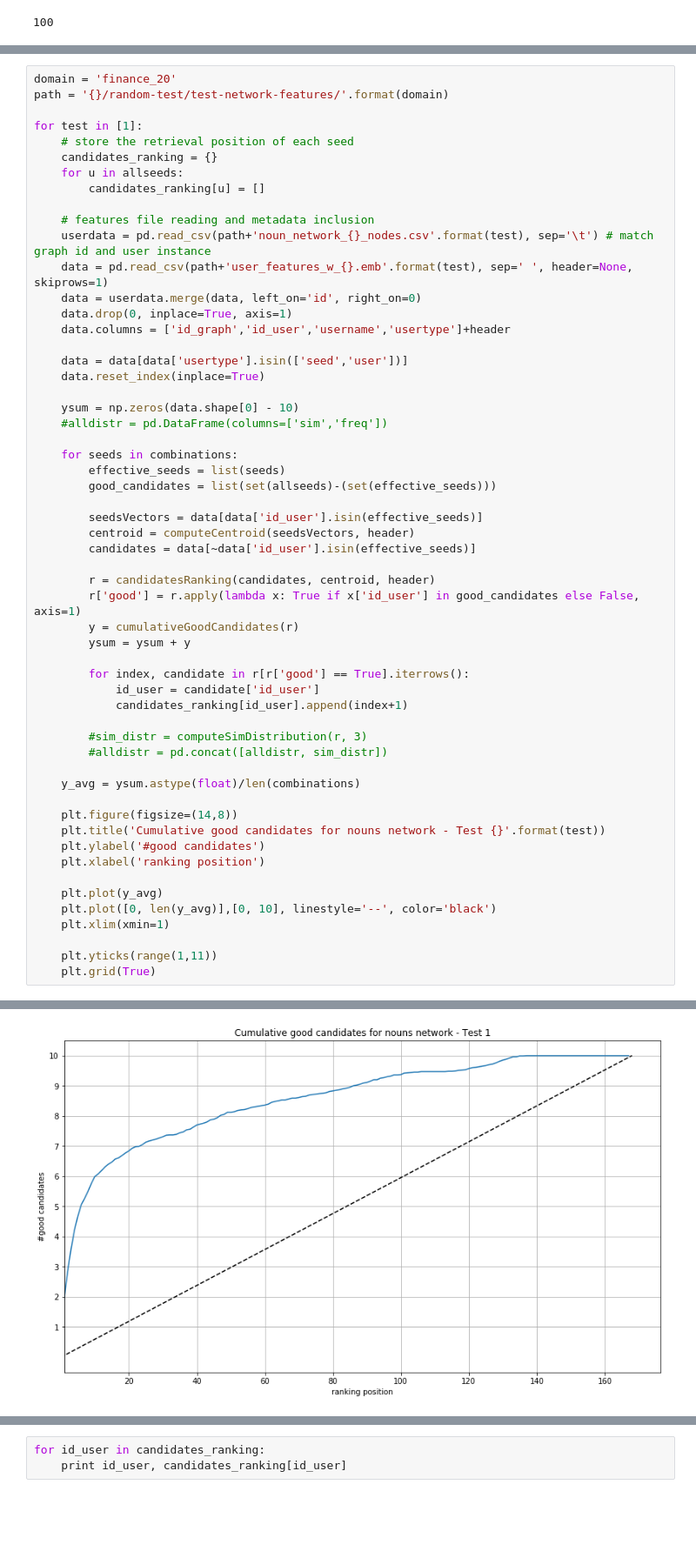
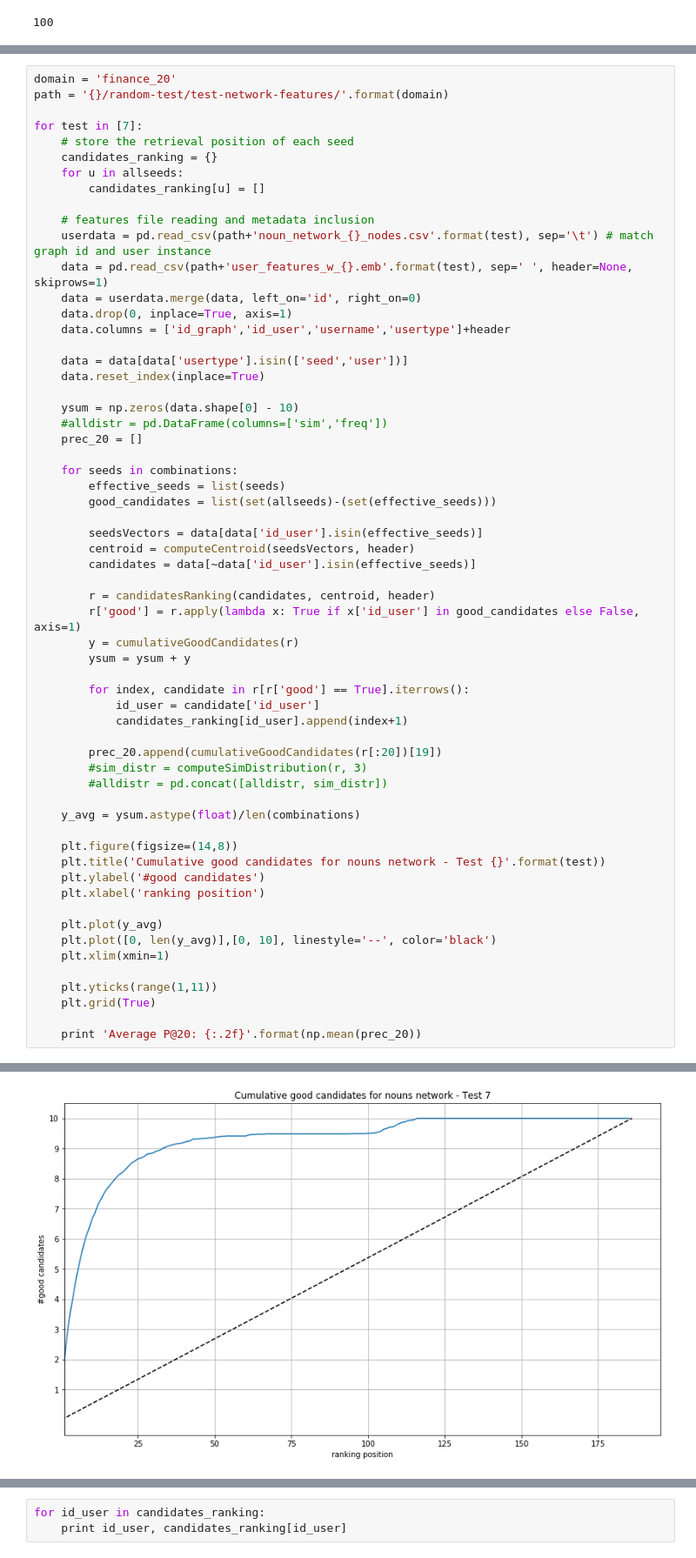
Before and after one commit to DataSciencePolimi/NetSKE, a Jupyter notebook: graphs/Finance Domain - Parallel Test.ipynb, the cells around one changed output, grey strips where cells are left out. Shown at 87% size. Drawn from its saved outputs; the diff is of its cells as text; blank space fills up the shorter version.

```diff
--- a/graphs/Finance Domain - Parallel Test.ipynb
+++ b/graphs/Finance Domain - Parallel Test.ipynb
@@ -139,7 +137,7 @@ seed_data = pd.read_csv(datapath+'/user.csv', sep='\t')
 domain = 'finance_20'
 path = '{}/random-test/test-network-features/'.format(domain)
 
-for test in [1]:
+for test in [7]:
     # store the retrieval position of each seed
     candidates_ranking = {}
     for u in allseeds:
@@ -157,6 +155,7 @@ for test in [1]:
 
     ysum = np.zeros(data.shape[0] - 10)
     #alldistr = pd.DataFrame(columns=['sim','freq'])
+    prec_20 = []
 
     for seeds in combinations:
         effective_seeds = list(seeds)
@@ -175,6 +174,7 @@ for test in [1]:
             id_user = candidate['id_user']
             candidates_ranking[id_user].append(index+1)
 
+        prec_20.append(cumulativeGoodCandidates(r[:20])[19])
         #sim_distr = computeSimDistribution(r, 3)
         #alldistr = pd.concat([alldistr, sim_distr])
 
@@ -191,4 +191,6 @@ for test in [1]:
 
     plt.yticks(range(1,11))
     plt.grid(True)
+
+    print 'Average P@20: {:.2f}'.format(np.mean(prec_20))
 # %% [output]
@@ -195,2 +198,2 @@ for test in [1]:
-[figure, old version]
+[figure, new version]
 # %%
```
Also changed, not shown: parts of 16 cells of this notebook, 2 other files.
